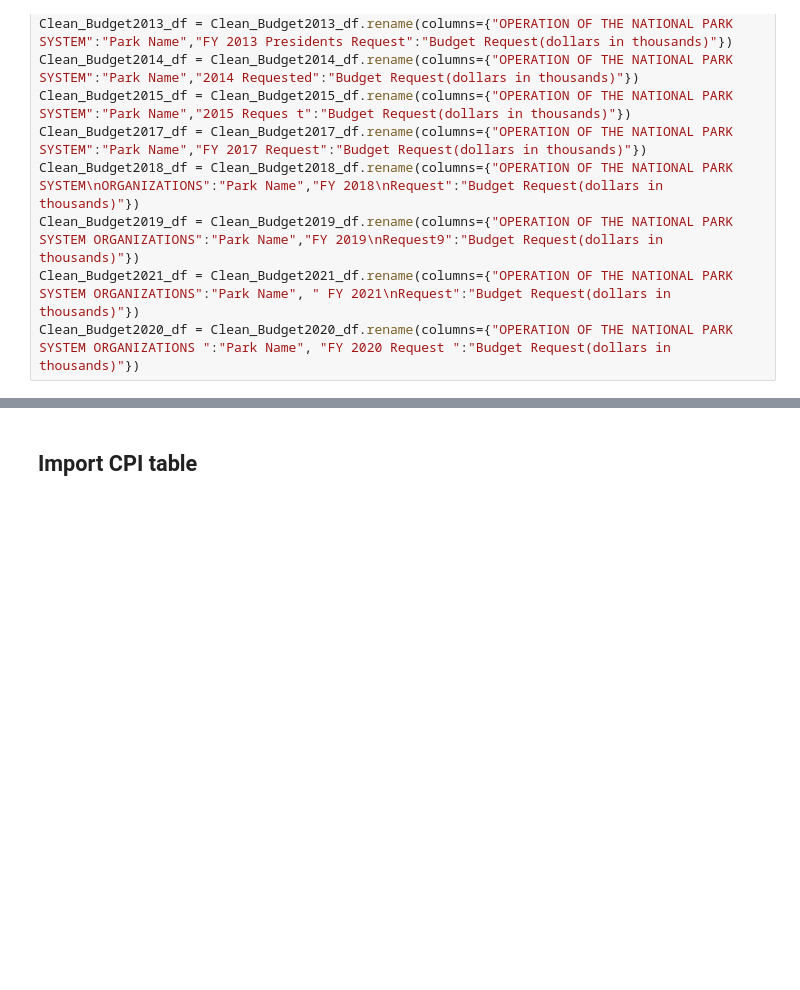
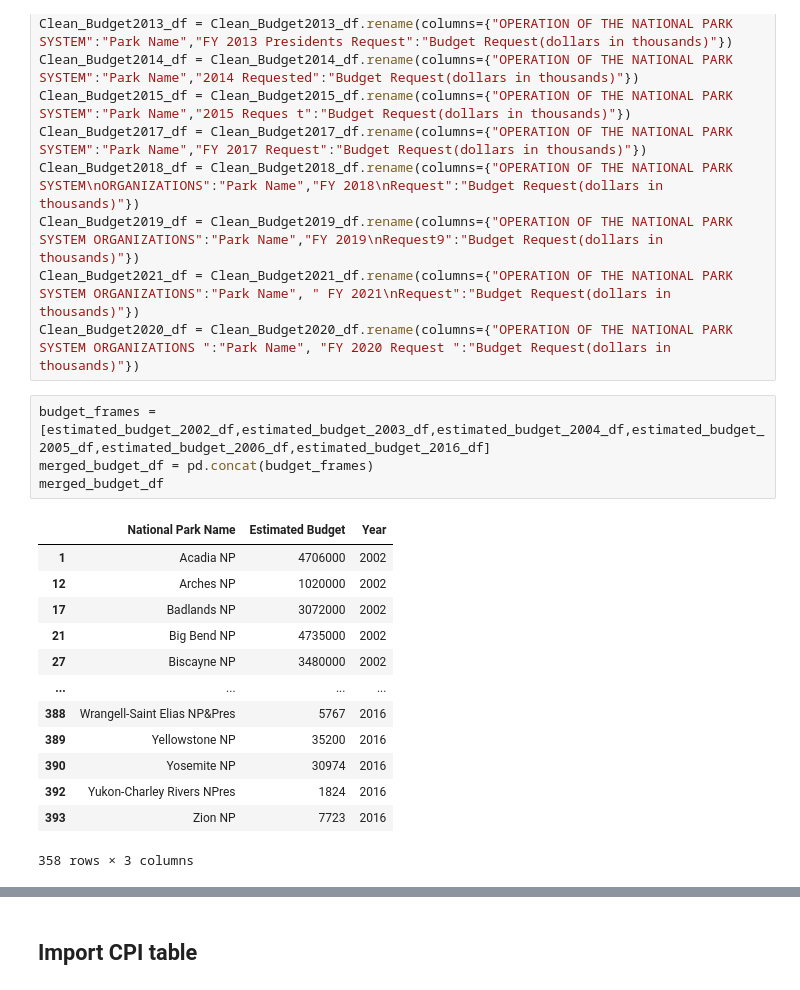
Before and after one commit to mregpala/project-national-park-performance, a Jupyter notebook: NationalParkAnalysis.ipynb, the cells around one changed output, grey strips where cells are left out. Saved outputs shown, nothing was run; the diff lists cells and outputs as text; blank space fills up the shorter version.

```diff
--- a/NationalParkAnalysis.ipynb
+++ b/NationalParkAnalysis.ipynb
@@ -212,5 +217,23 @@ Clean_Budget2018_df = Clean_Budget2018_df.rename(columns={"OPERATION OF THE NATI
 Clean_Budget2019_df = Clean_Budget2019_df.rename(columns={"OPERATION OF THE NATIONAL PARK SYSTEM ORGANIZATIONS":"Park Name","FY 2019\nRequest9":"Budget Request(dollars in thousands)"})
 Clean_Budget2021_df = Clean_Budget2021_df.rename(columns={"OPERATION OF THE NATIONAL PARK SYSTEM ORGANIZATIONS":"Park Name", " FY 2021\nRequest":"Budget Request(dollars in thousands)"})
 Clean_Budget2020_df = Clean_Budget2020_df.rename(columns={"OPERATION OF THE NATIONAL PARK SYSTEM ORGANIZATIONS ":"Park Name", "FY 2020 Request ":"Budget Request(dollars in thousands)"})
+# %%
+budget_frames = [estimated_budget_2002_df,estimated_budget_2003_df,estimated_budget_2004_df,estimated_budget_2005_df,estimated_budget_2006_df,estimated_budget_2016_df]
+merged_budget_df = pd.concat(budget_frames)
+merged_budget_df
+# %% [output]
+|  | National Park Name | Estimated Budget | Year |
+| 1 | Acadia NP | 4706000 | 2002 |
+| 12 | Arches NP | 1020000 | 2002 |
+| 17 | Badlands NP | 3072000 | 2002 |
+| 21 | Big Bend NP | 4735000 | 2002 |
+| 27 | Biscayne NP | 3480000 | 2002 |
+| ... | ... | ... | ... |
+| 388 | Wrangell-Saint Elias NP&Pres | 5767 | 2016 |
+| 389 | Yellowstone NP | 35200 | 2016 |
+| 390 | Yosemite NP | 30974 | 2016 |
+| 392 | Yukon-Charley Rivers NPres | 1824 | 2016 |
+| 393 | Zion NP | 7723 | 2016 |
+358 rows × 3 columns
 # %%
 # Merge, drop NA, then look for only NP
```
Also changed, not shown: parts of 18 cells of this notebook.
